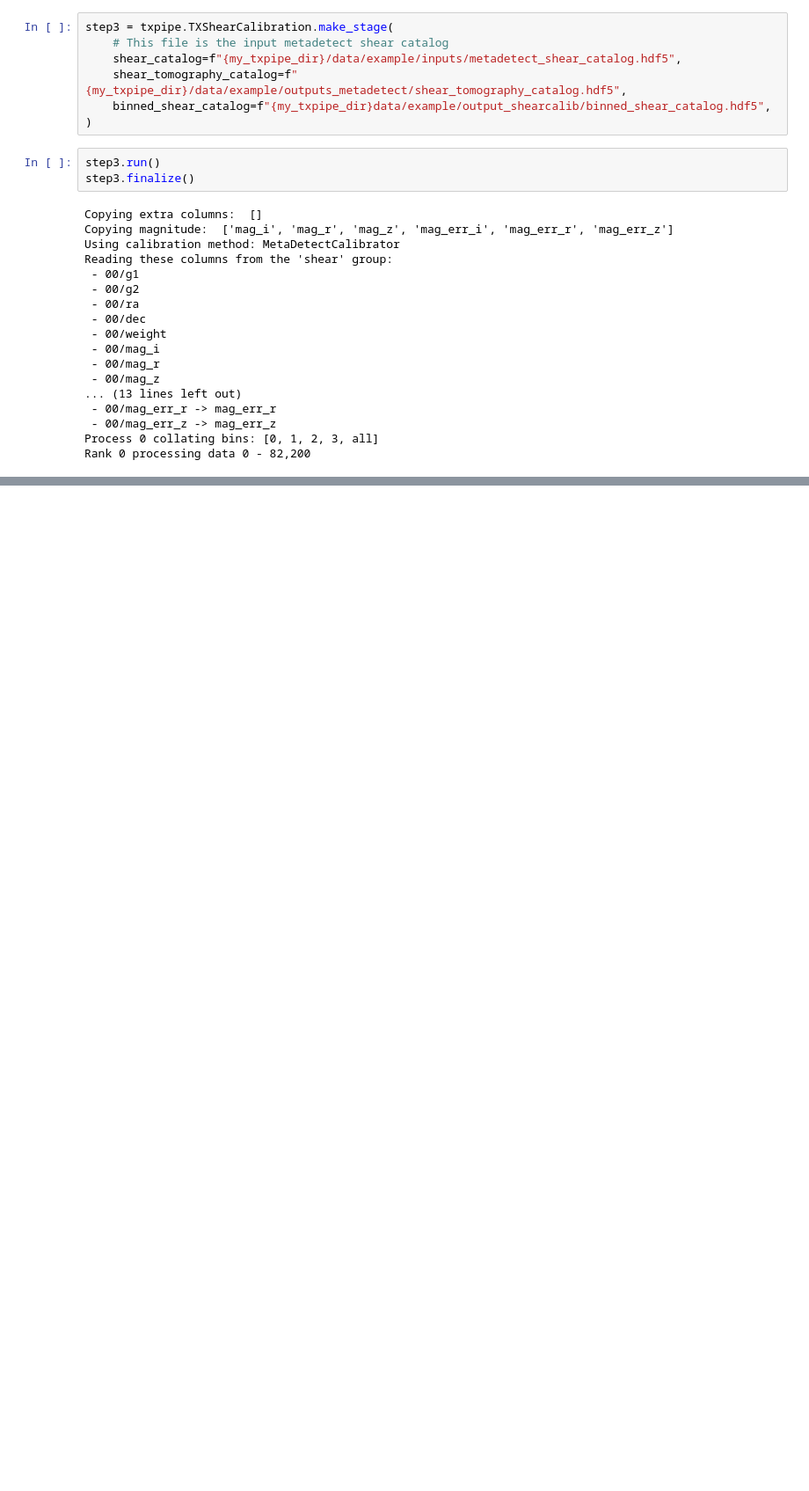
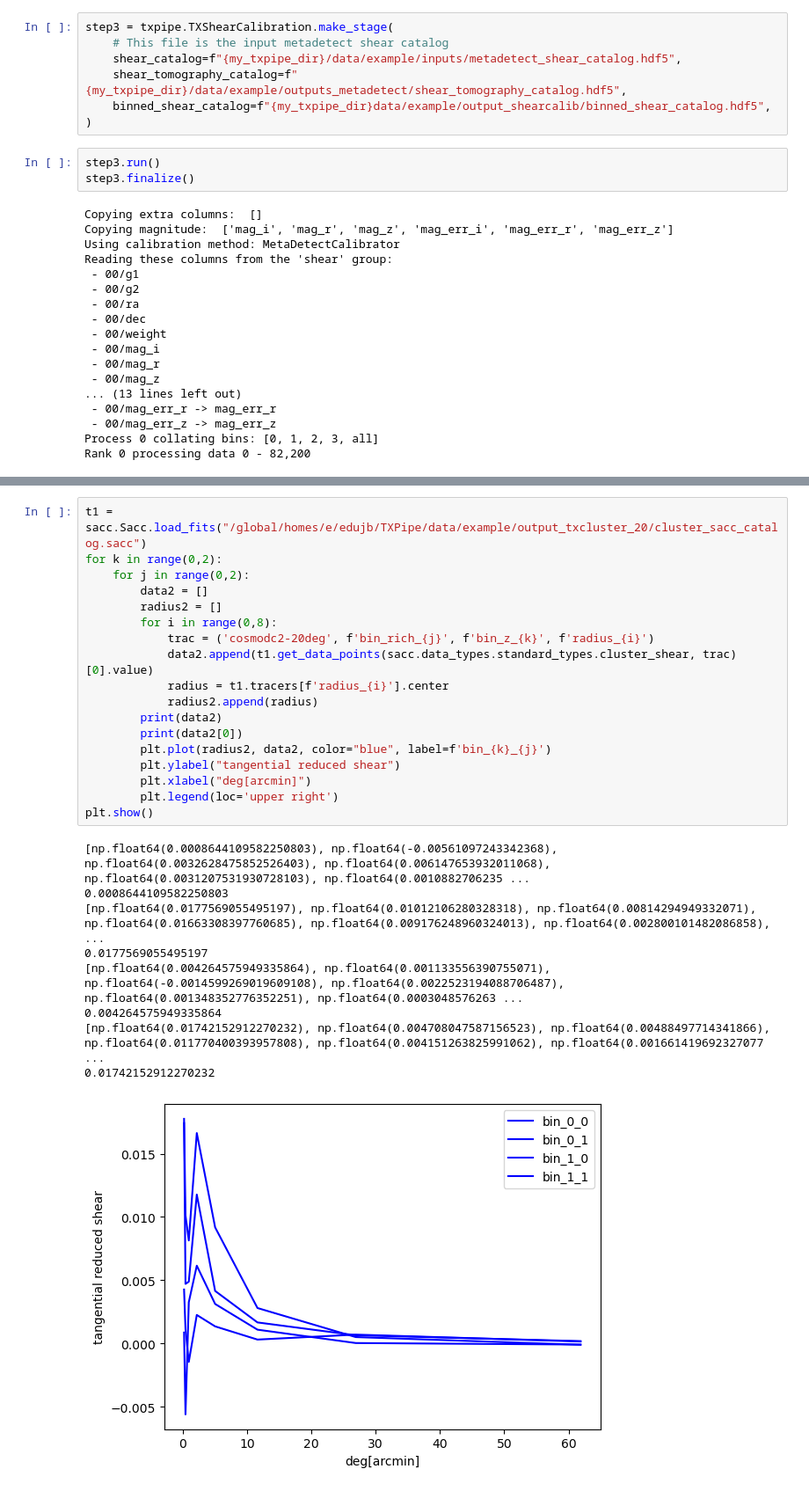
Before and after one commit to LSSTDESC/TXPipe, a Jupyter notebook: notebooks/cluster_counts/gt_treecor_test/Run_CL_pipeline_treecor.ipynb, the cells around one changed output, grey strips where cells are left out. Shown: that part at 88% size. Saved outputs shown, nothing was run; the diff lists cells and outputs as text; blank space fills up the shorter version.

```diff
--- a/notebooks/cluster_counts/gt_treecor_test/Run_CL_pipeline_treecor.ipynb
+++ b/notebooks/cluster_counts/gt_treecor_test/Run_CL_pipeline_treecor.ipynb
@@ -195,0 +477,28 @@ NOTE/WARNING: Expected output file cluster_shear_catalogs.hdf5 was not generated
+# %%
+t1 = sacc.Sacc.load_fits("/global/homes/e/edujb/TXPipe/data/example/output_txcluster_20/cluster_sacc_catalog.sacc")
+for k in range(0,2):
+    for j in range(0,2):
+        data2 = []
+        radius2 = []
+        for i in range(0,8):
+            trac = ('cosmodc2-20deg', f'bin_rich_{j}', f'bin_z_{k}', f'radius_{i}')
+            data2.append(t1.get_data_points(sacc.data_types.standard_types.cluster_shear, trac)[0].value)
+            radius = t1.tracers[f'radius_{i}'].center
+            radius2.append(radius)
+        print(data2)
+        print(data2[0])
+        plt.plot(radius2, data2, color="blue", label=f'bin_{k}_{j}')
+        plt.ylabel("tangential reduced shear")
+        plt.xlabel("deg[arcmin]")
+        plt.legend(loc='upper right')
+plt.show()
+# %% [output]
+[np.float64(0.0008644109582250803), np.float64(-0.00561097243342368), np.float64(0.0032628475852526403), np.float64(0.006147653932011068), np.float64(0.0031207531930728103), np.float64(0.0010882706235 ...
+0.0008644109582250803
+[np.float64(0.0177569055495197), np.float64(0.01012106280328318), np.float64(0.00814294949332071), np.float64(0.01663308397760685), np.float64(0.009176248960324013), np.float64(0.002800101482086858),  ...
+0.0177569055495197
+[np.float64(0.004264575949335864), np.float64(0.001133556390755071), np.float64(-0.0014599269019609108), np.float64(0.0022523194088706487), np.float64(0.001348352776352251), np.float64(0.0003048576263 ...
+0.004264575949335864
+[np.float64(0.01742152912270232), np.float64(0.004708047587156523), np.float64(0.00488497714341866), np.float64(0.011770400393957808), np.float64(0.004151263825991062), np.float64(0.001661419692327077 ...
+0.01742152912270232
+[figure, added]
```
Also changed, not shown: parts of 21 cells of this notebook, 5 other files.
